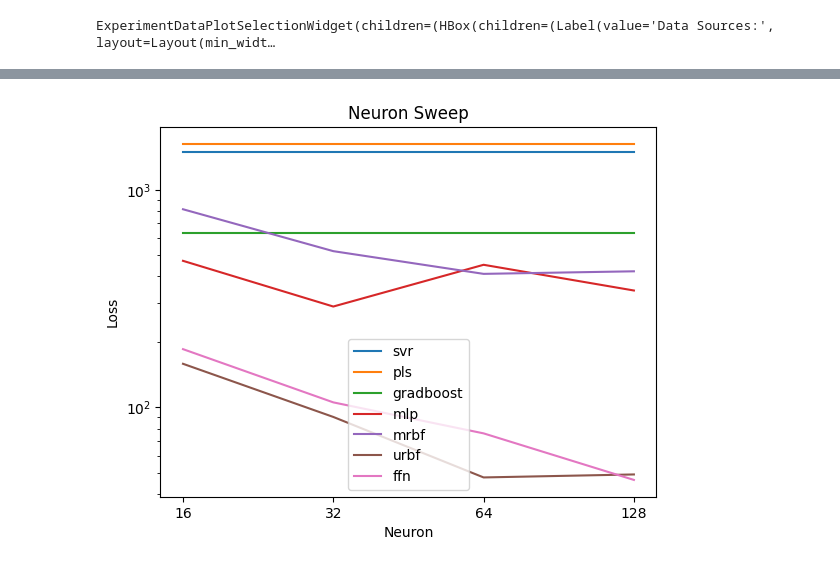
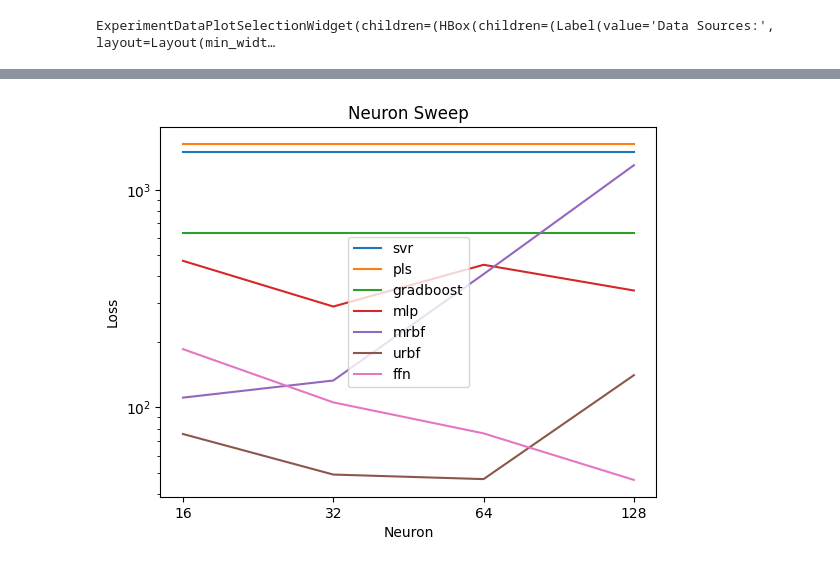
Before and after one commit to dajojo/urbf, a Jupyter notebook: experiments/37_noise_neuron_sweep_regression/analyze/overview.ipynb, the cells around one changed output, grey strips where cells are left out. Cells and saved outputs as stored; diff of their text form; code cells hidden in the pictures.

```diff
--- a/experiments/37_noise_neuron_sweep_regression/analyze/overview.ipynb
+++ b/experiments/37_noise_neuron_sweep_regression/analyze/overview.ipynb
@@ -146,38 +146,38 @@ import matplotlib.pyplot as plt
 
 
 
-top_method_renaming = {"svr":"svr","pls":"pls","gradboost":"gradboost", "mlp_001":"mlp","mrbf_0001_x10":"mrbf","urbf_0001":"urbf","ffn_0001_1":"ffn"}
+top_method_renaming = {"svr":"svr","pls":"pls","gradboost":"gradboost", "mlp_001":"mlp","mrbf_001":"mrbf","urbf_001":"urbf","ffn_0001_1":"ffn"}
 top_methods = list(top_method_renaming.keys())
 
 # Create a figure and an axis
 fig, ax = plt.subplots()
 
 # Plot each line
 for i, line in enumerate(chunks):
     if chunk_names[i][2:] in top_methods:
         ax.plot(list(range(len(line))), line, label=top_method_renaming[chunk_names[i][2:]])
 
 # Setting the title and labels
 ax.set_title('Neuron Sweep')
 ax.set_xlabel('Neuron')
 ax.set_ylabel('Loss')
 
 # Use logarithmic scale for y-axis
 ax.set_yscale('log')
 
 frequency_labels = [16,32,64,128]
 
 # Setting x-axis ticks
 ax.set_xticks(list(range(len(frequency_labels))))
 ax.set_xticklabels(frequency_labels)
 
 # Adding a legend
 ax.legend()
 
 # Show the plot
 plt.show()
 # %% [output]
-[figure, old version]
+[figure, new version]
 # %%
 values = list(method_durations.values())
 ### use average value:
```
Also changed, not shown: 9 other files.
